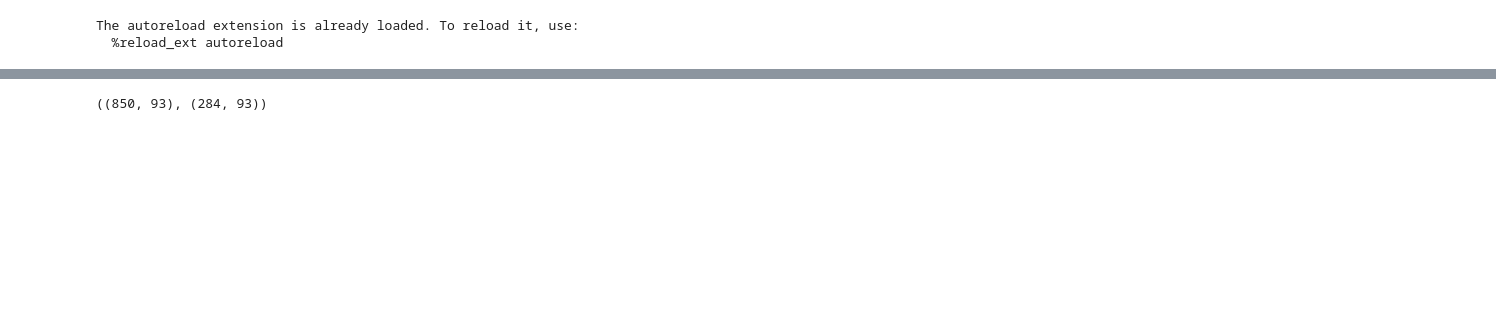
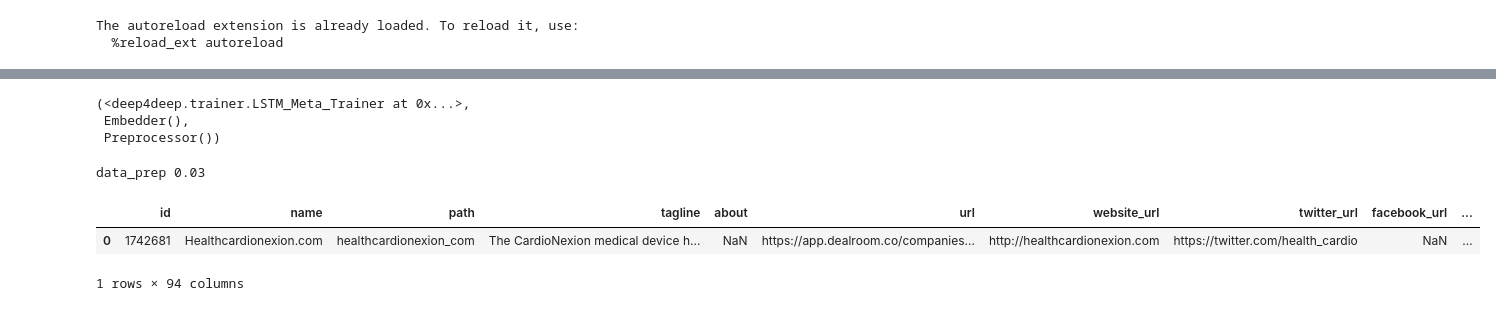
Before and after one commit to ClemenceK/deep4deep, a Jupyter notebook: notebooks/Untitled.ipynb, the cells around one changed output, grey strips where cells are left out. Cells and saved outputs as stored; diff of their text form; code cells hidden in the pictures; blank space fills up the shorter version.

```diff
--- a/notebooks/Untitled.ipynb
+++ b/notebooks/Untitled.ipynb
@@ -40,10 +23,0 @@ recu_train.shape, recu_test.shape
-# %%
-train, val = train_test_split(recu_train, test_size = .25)
-X_train_main_module = train.drop(columns=['target'])
-y_train=train['target']
-X_val_main_module = val.drop(columns=['target'])
-y_val=val['target']
-
-X_train_main_module.shape, X_val_main_module.shape
-# %% [output]
-((850, 93), (284, 93))
@@ -67,0 +24,16 @@ tmp = merge_df(X_train_main_module, trainer.df_meta_categorical)
+# %%
+embedder, preprocessor
+# %% [output]
+(<deep4deep.trainer.LSTM_Meta_Trainer at 0x...>,
+ Embedder(),
+ Preprocessor())
+# %%
+df_meta_from_dataprep = description_dataframe_preparation.data_prep()
+# %% [output]
+data_prep 0.03
+# %%
+df.head(1)
+# %% [output]
+|  | id | name | path | tagline | about | url | website_url | twitter_url | facebook_url | ... |
+| 0 | 1742681 | Healthcardionexion.com | healthcardionexion_com | The CardioNexion medical device h... | NaN | https://app.dealroom.co/companies... | http://healthcardionexion.com | https://twitter.com/health_cardio | NaN | ... |
+1 rows × 94 columns
```
Also changed, not shown: parts of 30 cells of this notebook, 14 other files.
